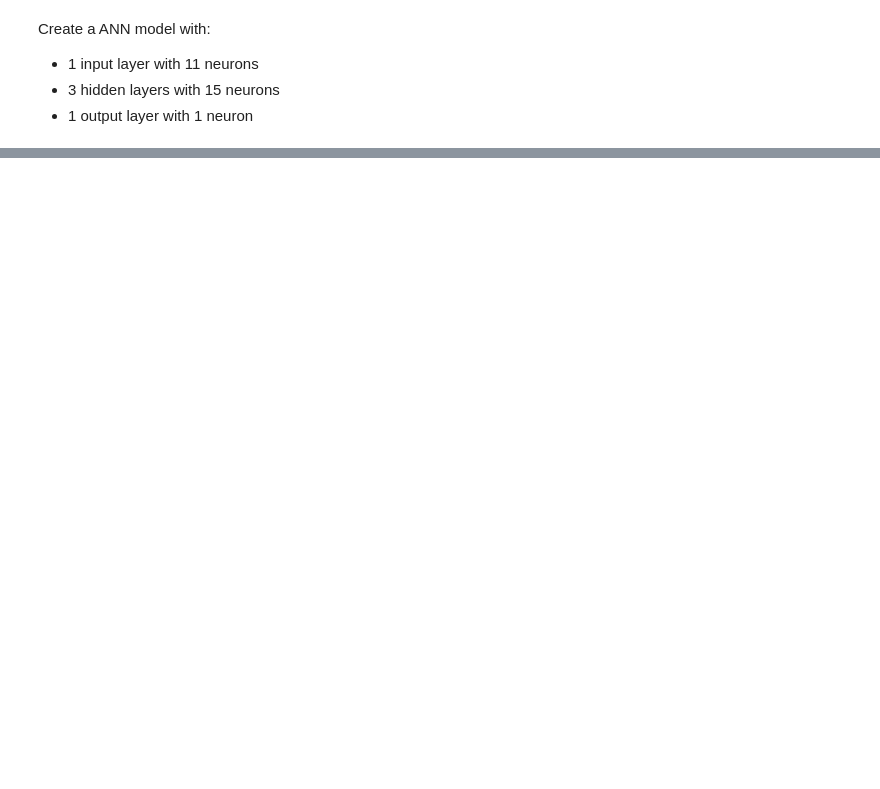
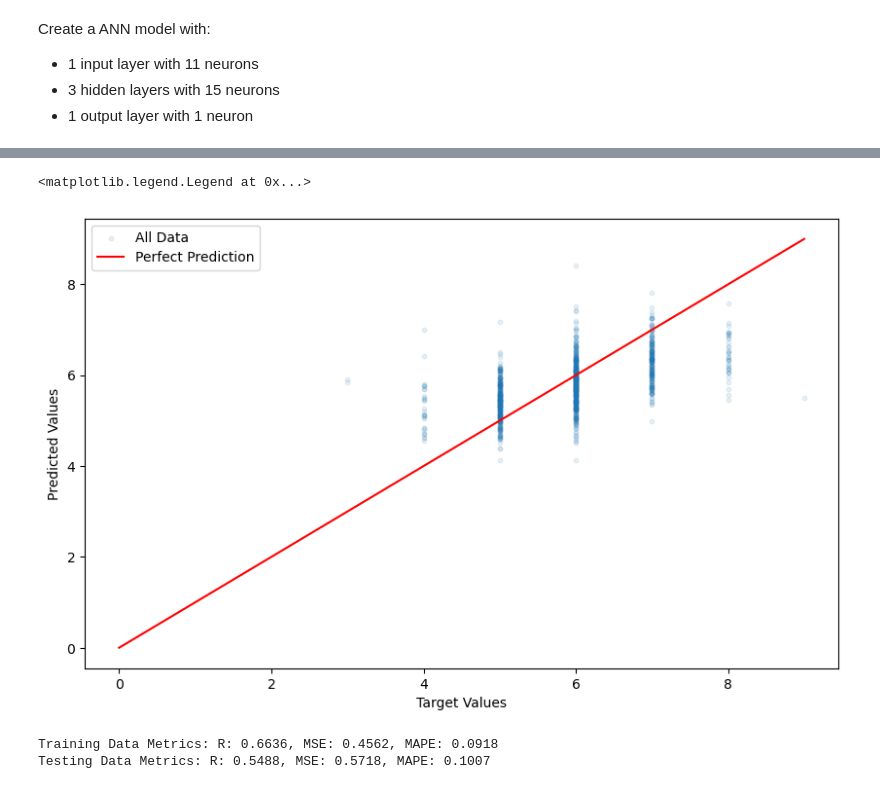
Before and after one commit to abroer/IM0712-Assignment3, a Jupyter notebook: ANN_explain_SHAP.ipynb, the cells around one changed output, grey strips where cells are left out. Cells and saved outputs as stored; diff of their text form; code cells hidden in the pictures; blank space fills up the shorter version.

```diff
--- a/ANN_explain_SHAP.ipynb
+++ b/ANN_explain_SHAP.ipynb
@@ -87,5 +114,7 @@ test_loss = model.evaluate(X_test, y_test, verbose=0)
 print("Test loss:", test_loss)
 
 # Make predictions on the test data
-y_train_pred = model.predict(X_train, verbose=0)
-y_test_pred = model.predict(X_test, verbose=0)
+y_train_pred = model.predict(X_train, verbose=0).flatten()
+y_test_pred = model.predict(X_test, verbose=0).flatten()
+
+np.shape(y_train_pred)
@@ -105,20 +137,26 @@ def calculate_metrics(y_true, y_pred):
 # %%
 
 plt.figure(figsize=(10, 6))
-plt.scatter(y, y_pred, s=10, alpha=0.1, label='All Data')
+plt.scatter(y_test, y_test_pred, s=10, alpha=0.1, label='All Data')
 plt.plot([0,9],[0,9],color='red', linestyle='-', label='Perfect Prediction')
 plt.xlabel('Target Values')
 plt.ylabel('Predicted Values')
 plt.legend()
+# %% [output]
+<matplotlib.legend.Legend at 0x...>
+[figure, added]
 # %%
 # Calculate metrics for training data set
-train_r, train_mse, train_mape = calculate_metrics(y_train, train_predictions)
+train_r, train_mse, train_mape = calculate_metrics(y_train, y_train_pred)
 
 # # Calculate metrics for testing data set
-test_r, test_mse, test_mape = calculate_metrics(y_test, test_predictions)
+test_r, test_mse, test_mape = calculate_metrics(y_test, y_test_pred)
 
 print(f"Training Data Metrics: R: {train_r:.4f}, MSE: {train_mse:.4f}, MAPE: {train_mape:.4f}")
 print(f"Testing Data Metrics: R: {test_r:.4f}, MSE: {test_mse:.4f}, MAPE: {test_mape:.4f}")
+# %% [output]
+Training Data Metrics: R: 0.6636, MSE: 0.4562, MAPE: 0.0918
+Testing Data Metrics: R: 0.5488, MSE: 0.5718, MAPE: 0.1007
 # %%
 import shap
 
```
Also changed, not shown: parts of 8 cells of this notebook, 5 other files.
